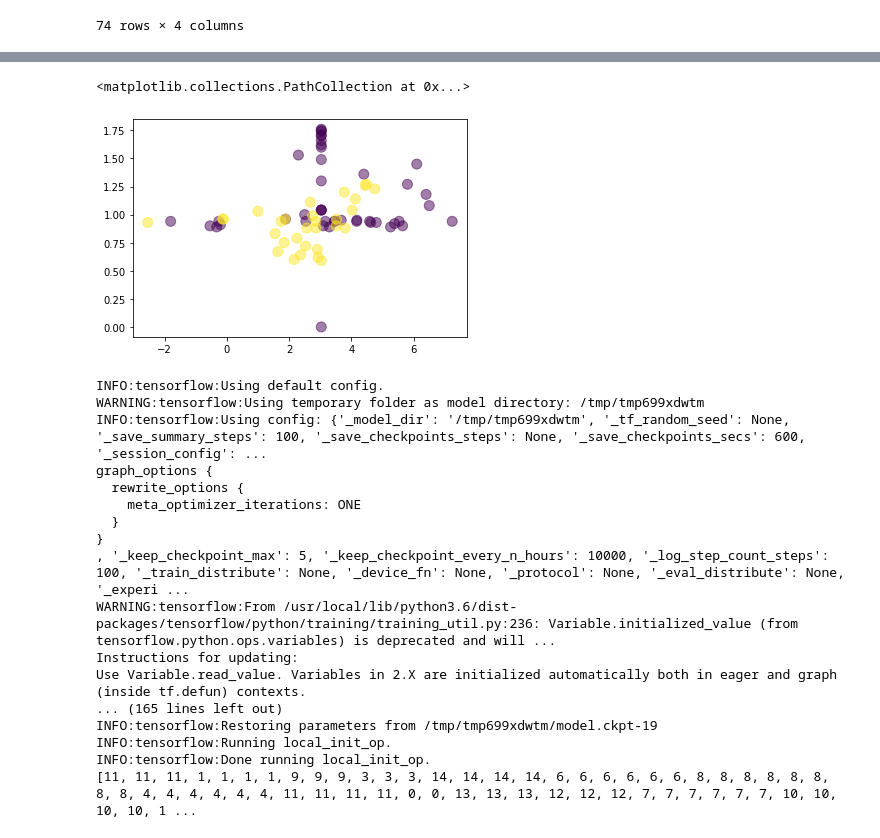
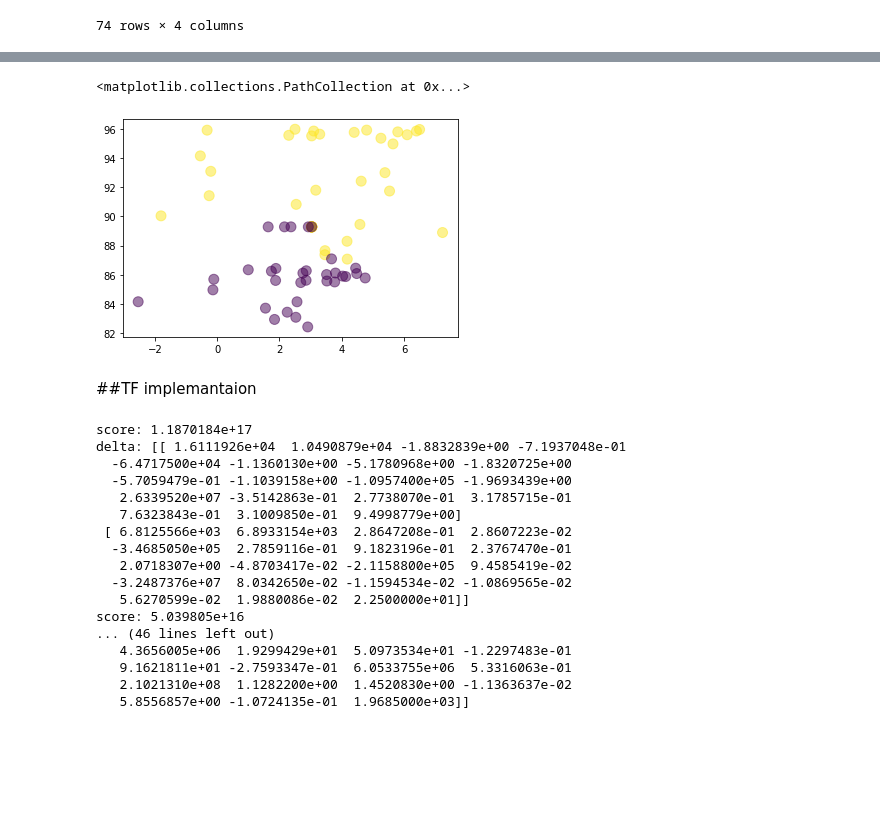
Before and after one commit to raghavadevarajeurs/DeepLearning, a Jupyter notebook: Assignment1/Machine_Learning_KMeans.ipynb, the cells around one changed output, grey strips where cells are left out. Drawn from its saved outputs; the diff is of its cells as text; code cells hidden in the pictures; blank space fills up the shorter version.

```diff
--- a/Assignment1/Machine_Learning_KMeans.ipynb
+++ b/Assignment1/Machine_Learning_KMeans.ipynb
@@ -382,7 +401,9 @@ y_kmeans_df = kmeans_df.fit_predict(df)
 # %%
-plt.scatter(df.values[:, 2], df.values[:, 13], c=y_kmeans_df, s=100, alpha=0.5)
+plt.scatter(df.values[:, 2], df.values[:, 8], c=y_kmeans_df, s=100, alpha=0.5)
 # %% [output]
 <matplotlib.collections.PathCollection at 0x...>
-[figure, old version]
+[figure, new version]
+# %% [markdown]
+##TF implemantaion
 # %%
 import tensorflow as tf
@@ -389,38 +421,45 @@ import tensorflow as tf
 # %%
-points = df.to_numpy()
+# Kmeans is in tensorflow 2.0 compatible mode
+tf.compat.v1.logging.set_verbosity(tf.compat.v1.logging.ERROR)  #avoid INFO messages
 
-def input_fn():
-  return tf.compat.v1.train.limit_epochs(
-      tf.convert_to_tensor(points, dtype=tf.float32), num_epochs=1)
+num_clusters = 2
 
-num_clusters = 15
-kmeans = tf.compat.v1.estimator.experimental.KMeans(num_clusters=num_clusters, use_mini_batch=False)
+kmeans = tf.compat.v1.estimator.experimental.KMeans(
+    num_clusters=num_clusters, use_mini_batch=False)
 
+
+# train
 num_iterations = 10
 previous_centers = None
-for i in range(num_iterations):
-  kmeans.train(input_fn)
-  cluster_centers = kmeans.cluster_centers()
-  previous_centers = cluster_centers
+for _ in range(num_iterations):
+    kmeans.train(input_fn)
+    cluster_centers = kmeans.cluster_centers()
+    if previous_centers is not None:
+        print('delta:', cluster_centers - previous_centers)
+    previous_centers = cluster_centers
+    print('score:', kmeans.score(input_fn))
+print('cluster centers:', cluster_centers)
 
-clusters = kmeans.predict_cluster_index(input_fn)
-cluster_indices = list(clusters)
-print(cluster_indices)
+# map the input points to their clusters
+cluster_indices = list(kmeans.predict_cluster_index(input_fn))
+for i, point in enumerate(dPts_):
+    cluster_index = cluster_indices[i]
+    center = cluster_centers[cluster_index]
 # %% [output]
-INFO:tensorflow:Using default config.
-WARNING:tensorflow:Using temporary folder as model directory: /tmp/tmp699xdwtm
-INFO:tensorflow:Using config: {'_model_dir': '/tmp/tmp699xdwtm', '_tf_random_seed': None, '_save_summary_steps': 100, '_save_checkpoints_steps': None, '_save_checkpoints_secs': 600, '_session_config': ...
-graph_options {
-  rewrite_options {
-    meta_optimizer_iterations: ONE
-  }
-}
-, '_keep_checkpoint_max': 5, '_keep_checkpoint_every_n_hours': 10000, '_log_step_count_steps': 100, '_train_distribute': None, '_device_fn': None, '_protocol': None, '_eval_distribute': None, '_experi ...
-WARNING:tensorflow:From /usr/local/lib/python3.6/dist-packages/tensorflow/python/training/training_util.py:236: Variable.initialized_value (from tensorflow.python.ops.variables) is deprecated and will ...
-Instructions for updating:
-Use Variable.read_value. Variables in 2.X are initialized automatically both in eager and graph (inside tf.defun) contexts.
-... (165 lines left out)
-INFO:tensorflow:Restoring parameters from /tmp/tmp699xdwtm/model.ckpt-19
-INFO:tensorflow:Running local_init_op.
-INFO:tensorflow:Done running local_init_op.
-[11, 11, 11, 1, 1, 1, 1, 9, 9, 9, 3, 3, 3, 14, 14, 14, 14, 6, 6, 6, 6, 6, 6, 8, 8, 8, 8, 8, 8, 8, 8, 4, 4, 4, 4, 4, 4, 11, 11, 11, 11, 0, 0, 13, 13, 13, 12, 12, 12, 7, 7, 7, 7, 7, 7, 10, 10, 10, 10, 1 ...
+score: 1.1870184e+17
+delta: [[ 1.6111926e+04  1.0490879e+04 -1.8832839e+00 -7.1937048e-01
+  -6.4717500e+04 -1.1360130e+00 -5.1780968e+00 -1.8320725e+00
+  -5.7059479e-01 -1.1039158e+00 -1.0957400e+05 -1.9693439e+00
+   2.6339520e+07 -3.5142863e-01  2.7738070e-01  3.1785715e-01
+   7.6323843e-01  3.1009850e-01  9.4998779e+00]
+ [ 6.8125566e+03  6.8933154e+03  2.8647208e-01  2.8607223e-02
+  -3.4685050e+05  2.7859116e-01  9.1823196e-01  2.3767470e-01
+   2.0718307e+00 -4.8703417e-02 -2.1158800e+05  9.4585419e-02
+  -3.2487376e+07  8.0342650e-02 -1.1594534e-02 -1.0869565e-02
+   5.6270599e-02  1.9880086e-02  2.2500000e+01]]
+score: 5.039805e+16
+... (46 lines left out)
+   4.3656005e+06  1.9299429e+01  5.0973534e+01 -1.2297483e-01
+   9.1621811e+01 -2.7593347e-01  6.0533755e+06  5.3316063e-01
+   2.1021310e+08  1.1282200e+00  1.4520830e+00 -1.1363637e-02
+   5.8556857e+00 -1.0724135e-01  1.9685000e+03]]
```
Also changed, not shown: parts of 18 cells of this notebook.
